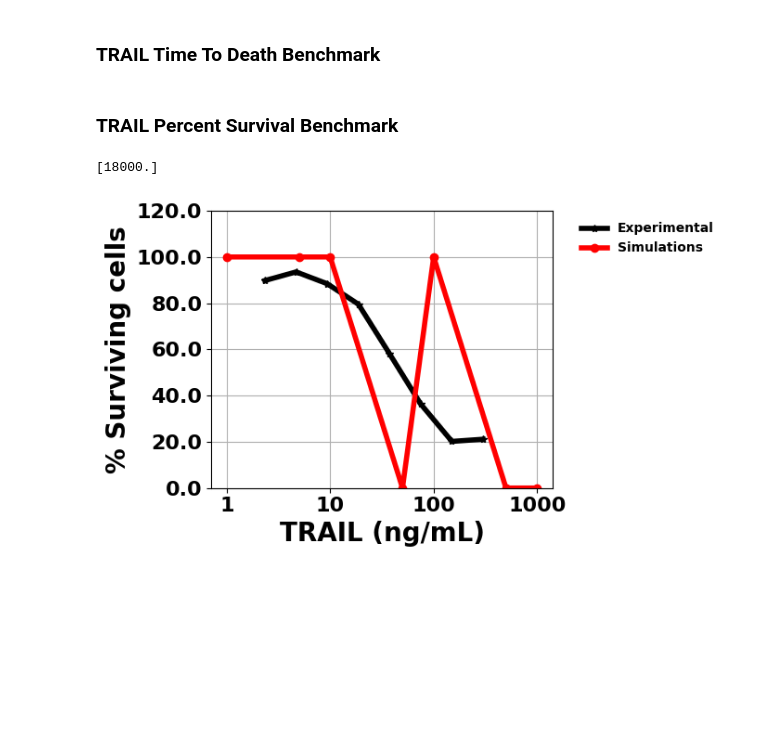
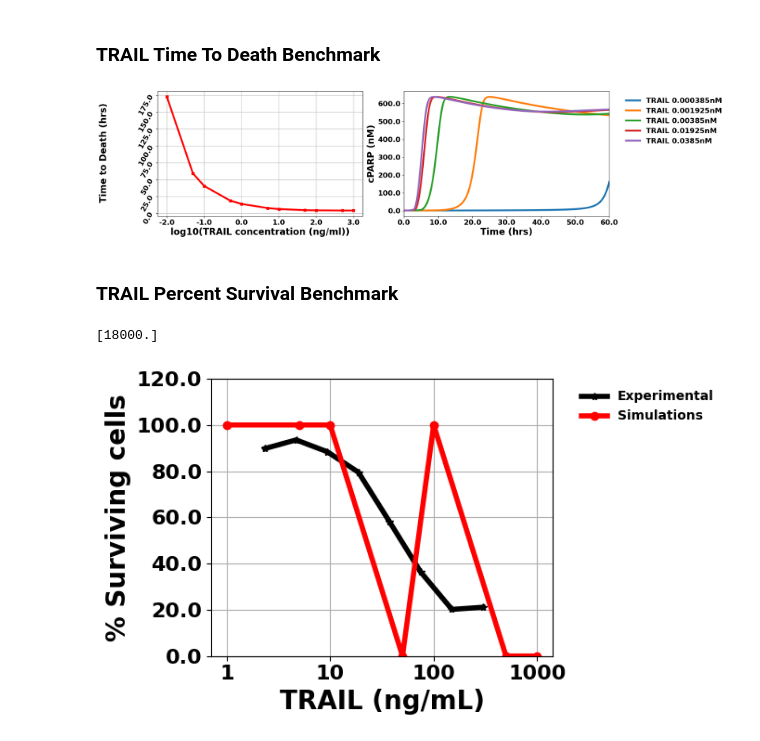
Before and after one commit to JonahRileyHuggins/SPARCED, a Jupyter notebook: SPARCED/src/validation/visualization/benchmark evaluation notebook.ipynb, the cells around one changed output. Saved outputs shown, nothing was run; the diff lists cells and outputs as text; code cells hidden in the pictures; blank space fills up the shorter version.

```diff
--- a/SPARCED/src/validation/visualization/benchmark evaluation notebook.ipynb
+++ b/SPARCED/src/validation/visualization/benchmark evaluation notebook.ipynb
@@ -501,34 +501,38 @@ for condition in data:
 
 legend = []
 for dose in traildoses:
     legend.append('TRAIL ' + str(dose) + 'nM')
-fig, axs = plt.subplots(1, 2, figsize=(12.5, 5))
+fig, axs = plt.subplots(1, 2, figsize=(18, 5))
 for i in range(1,11,2):
 
     axs[1].plot(data[conditions[i]]['cPARP_total']['time']/3600,
                 data[conditions[i]]['cPARP_total']['simulation'], linewidth=4)
     axs[1].set_xlim([0, 60])
     axs[1].set_xticklabels(axs[1].get_xticks(), fontsize=16, weight='bold')
     axs[1].set_yticklabels(axs[1].get_yticks(), fontsize=16, weight='bold')
     legend_properties = {'weight':'bold', 'size':16}
     axs[1].legend(labels=legend, bbox_to_anchor=(1.05, 1), loc='upper left', fontsize=16, frameon=False, prop=legend_properties)
 
 
 time_of_death = CellDeathMetrics(data, 'cPARP_total').average_time_to_death()
 
 axs[0].plot(np.log10(dosesngperml),[tod/3600 for tod in time_of_death.values()],marker='s',linewidth=4, color='red')
 axs[0].set_xticklabels(axs[0].get_xticks(), fontsize=16, weight='bold')
 axs[0].set_yticklabels(axs[0].get_yticks(), fontsize=16, weight='bold', rotation=60)
 axs[0].grid(True)
 
 # Set the x-axis label
 axs[0].set_xlabel('log10(TRAIL concentration (ng/ml))', weight='bold', fontsize=20)
 axs[1].set_xlabel('Time (hrs)', weight='bold', fontsize=20)
 
+axs[1].set_ylabel('cPARP (nM)', weight='bold', fontsize=20)
+
 # Set the y-axis label
 fig.text(0.025, 0.5, 'Time to Death (hrs)', va='center', rotation='vertical', weight='bold', fontsize=20)
 
 fig.savefig(f'TRAIL-time-to-death/results/{data_name}.png', dpi=300, bbox_inches='tight')
+# %% [output]
+[figure, added]
 # %% [markdown]
 ### TRAIL Percent Survival Benchmark
 # %%
```
Also changed, not shown: parts of 5 cells of this notebook, 6 other files.
